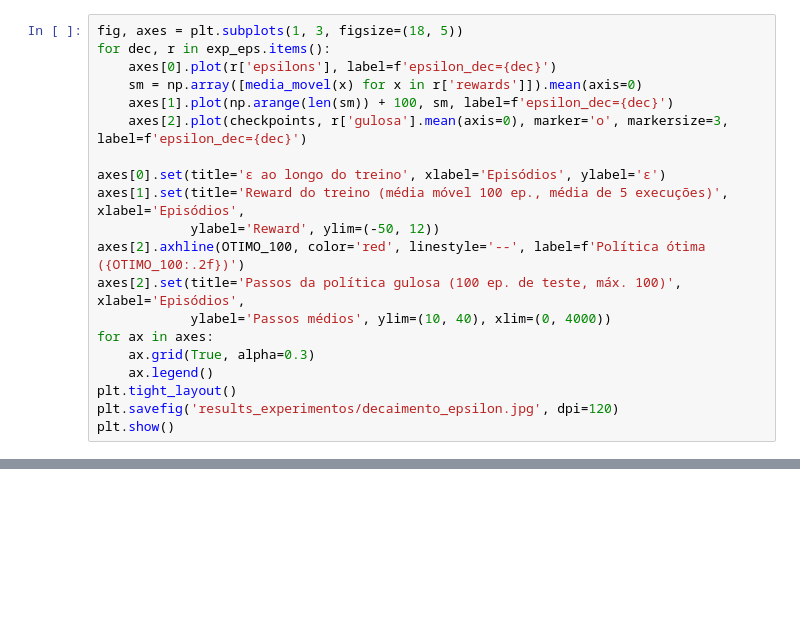
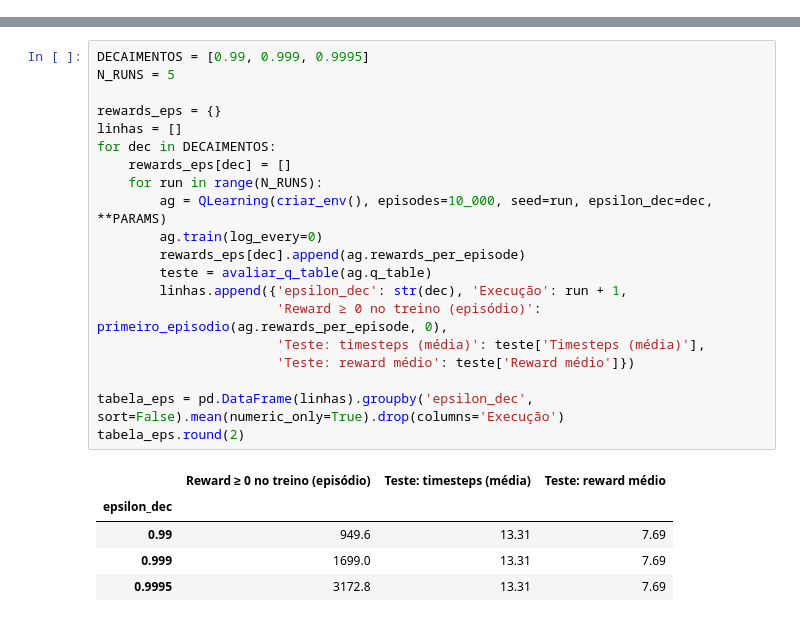
Before and after one commit to gaborocha147-create/ia-rob-projeto2, a Jupyter notebook: experimentos.ipynb, the cells around one changed output, grey strips where cells are left out. Cells and saved outputs as stored; diff of their text form; blank space fills up the shorter version.

```diff
--- a/experimentos.ipynb
+++ b/experimentos.ipynb
@@ -191,20 +40,0 @@ pd.DataFrame(linhas).round(2)
-# %%
-fig, axes = plt.subplots(1, 3, figsize=(18, 5))
-for dec, r in exp_eps.items():
-    axes[0].plot(r['epsilons'], label=f'epsilon_dec={dec}')
-    sm = np.array([media_movel(x) for x in r['rewards']]).mean(axis=0)
-    axes[1].plot(np.arange(len(sm)) + 100, sm, label=f'epsilon_dec={dec}')
-    axes[2].plot(checkpoints, r['gulosa'].mean(axis=0), marker='o', markersize=3, label=f'epsilon_dec={dec}')
-
-axes[0].set(title='ε ao longo do treino', xlabel='Episódios', ylabel='ε')
-axes[1].set(title='Reward do treino (média móvel 100 ep., média de 5 execuções)', xlabel='Episódios',
-            ylabel='Reward', ylim=(-50, 12))
-axes[2].axhline(OTIMO_100, color='red', linestyle='--', label=f'Política ótima ({OTIMO_100:.2f})')
-axes[2].set(title='Passos da política gulosa (100 ep. de teste, máx. 100)', xlabel='Episódios',
-            ylabel='Passos médios', ylim=(10, 40), xlim=(0, 4000))
-for ax in axes:
-    ax.grid(True, alpha=0.3)
-    ax.legend()
-plt.tight_layout()
-plt.savefig('results_experimentos/decaimento_epsilon.jpg', dpi=120)
-plt.show()
@@ -226,0 +41,26 @@ plt.show()
+# %%
+DECAIMENTOS = [0.99, 0.999, 0.9995]
+N_RUNS = 5
+
+rewards_eps = {}
+linhas = []
+for dec in DECAIMENTOS:
+    rewards_eps[dec] = []
+    for run in range(N_RUNS):
+        ag = QLearning(criar_env(), episodes=10_000, seed=run, epsilon_dec=dec, **PARAMS)
+        ag.train(log_every=0)
+        rewards_eps[dec].append(ag.rewards_per_episode)
+        teste = avaliar_q_table(ag.q_table)
+        linhas.append({'epsilon_dec': str(dec), 'Execução': run + 1,
+                       'Reward ≥ 0 no treino (episódio)': primeiro_episodio(ag.rewards_per_episode, 0),
+                       'Teste: timesteps (média)': teste['Timesteps (média)'],
+                       'Teste: reward médio': teste['Reward médio']})
+
+tabela_eps = pd.DataFrame(linhas).groupby('epsilon_dec', sort=False).mean(numeric_only=True).drop(columns='Execução')
+tabela_eps.round(2)
+# %% [output]
+|  | Reward ≥ 0 no treino (episódio) | Teste: timesteps (média) | Teste: reward médio |
+| epsilon_dec |  |  |  |
+| 0.99 | 949.6 | 13.31 | 7.69 |
+| 0.999 | 1699.0 | 13.31 | 7.69 |
+| 0.9995 | 3172.8 | 13.31 | 7.69 |
```
Also changed, not shown: parts of 31 cells of this notebook, 5 other files.
